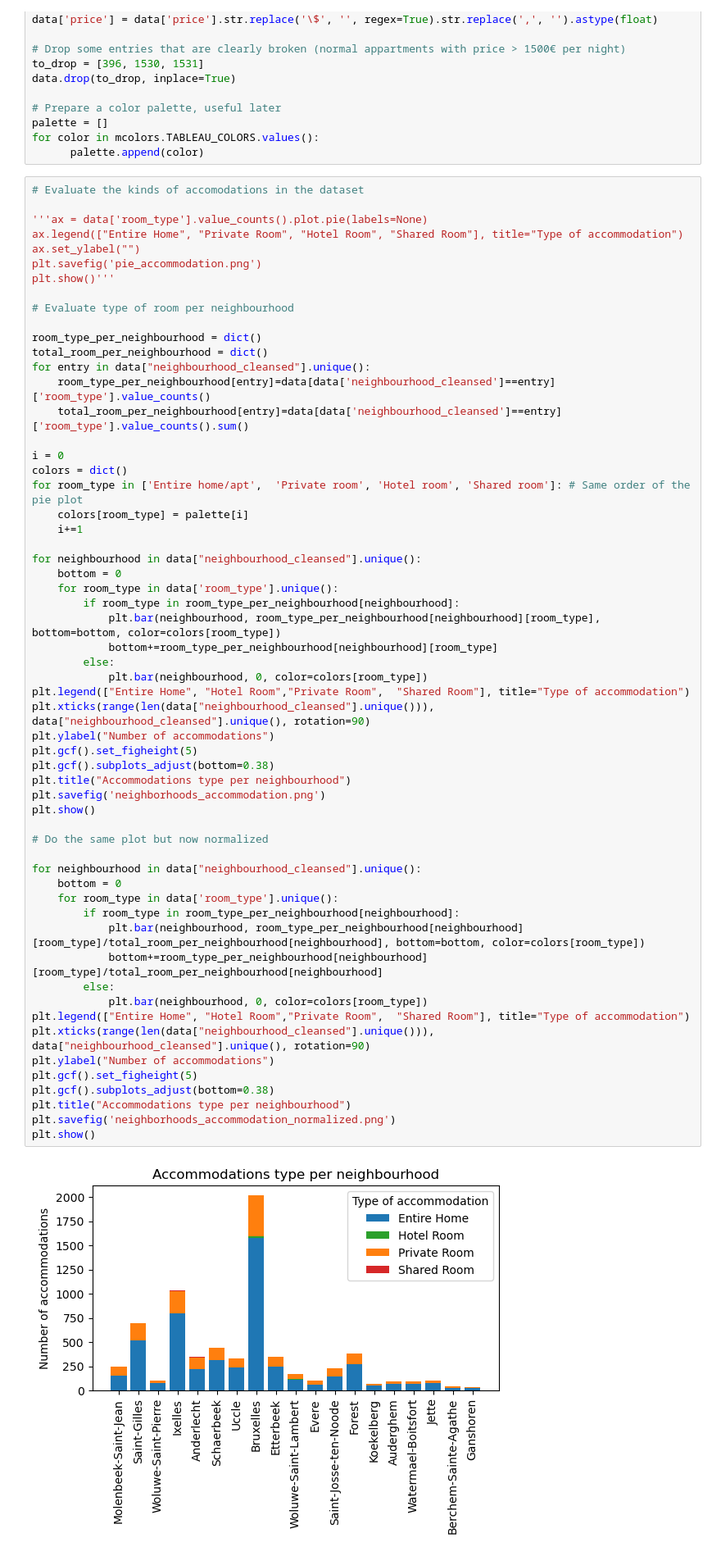
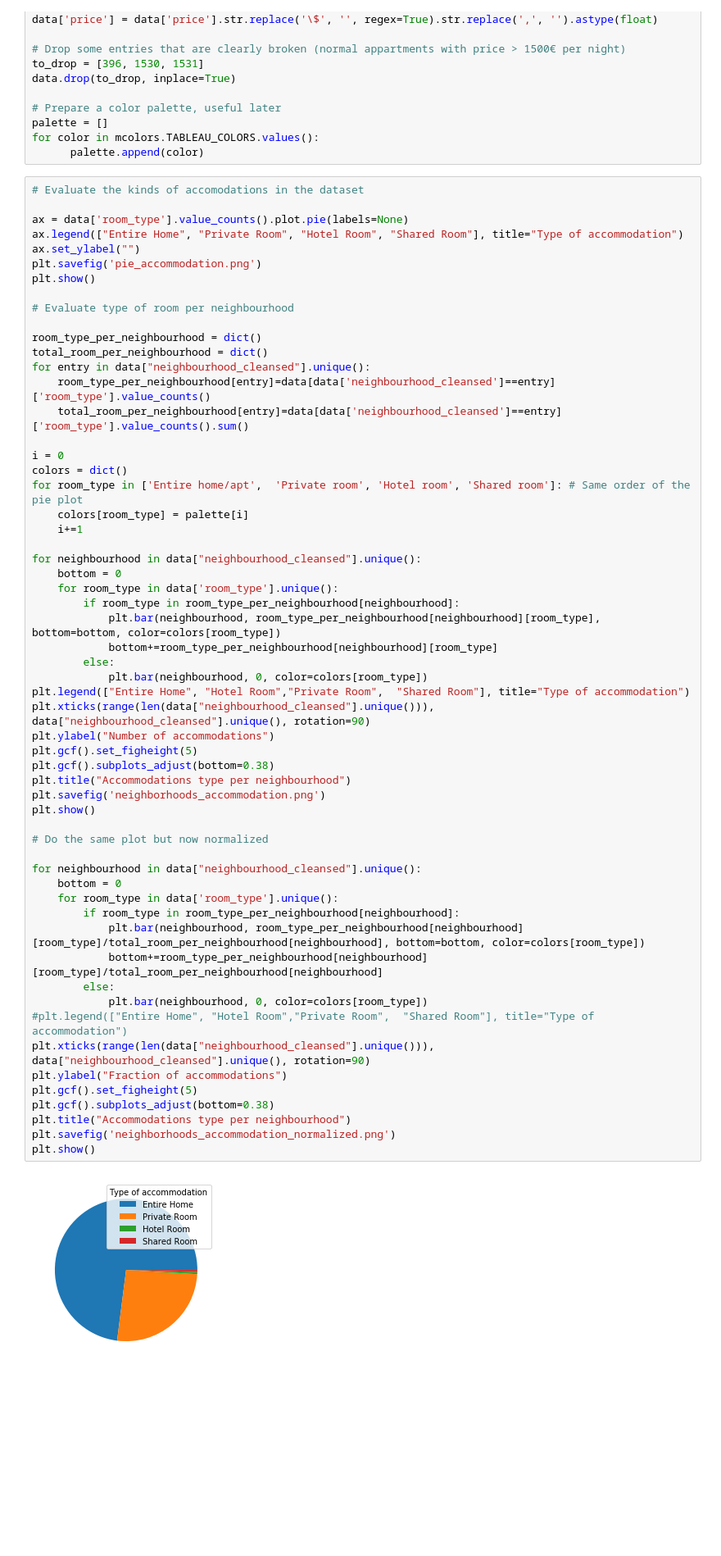
Before and after one commit to AlexLu94/MyDataAnalysisPortfolio, a Jupyter notebook: airbnb_in_brussels/analysis.ipynb, the cells around one changed output. Shown at 82% size. Cells and saved outputs as stored; diff of their text form; blank space fills up the shorter version.

```diff
--- a/airbnb_in_brussels/analysis.ipynb
+++ b/airbnb_in_brussels/analysis.ipynb
@@ -83,11 +111,11 @@ for color in mcolors.TABLEAU_COLORS.values():
 # %%
 # Evaluate the kinds of accomodations in the dataset
 
-'''ax = data['room_type'].value_counts().plot.pie(labels=None)
+ax = data['room_type'].value_counts().plot.pie(labels=None)
 ax.legend(["Entire Home", "Private Room", "Hotel Room", "Shared Room"], title="Type of accommodation")
 ax.set_ylabel("")
 plt.savefig('pie_accommodation.png')
-plt.show()'''
+plt.show()
 
 # Evaluate type of room per neighbourhood
 
@@ -110,33 +138,33 @@ for neighbourhood in data["neighbourhood_cleansed"].unique():
             plt.bar(neighbourhood, room_type_per_neighbourhood[neighbourhood][room_type], bottom=bottom, color=colors[room_type])
             bottom+=room_type_per_neighbourhood[neighbourhood][room_type]
         else:
             plt.bar(neighbourhood, 0, color=colors[room_type])
 plt.legend(["Entire Home", "Hotel Room","Private Room",  "Shared Room"], title="Type of accommodation")
 plt.xticks(range(len(data["neighbourhood_cleansed"].unique())), data["neighbourhood_cleansed"].unique(), rotation=90)
 plt.ylabel("Number of accommodations")
 plt.gcf().set_figheight(5)
 plt.gcf().subplots_adjust(bottom=0.38)
 plt.title("Accommodations type per neighbourhood")
 plt.savefig('neighborhoods_accommodation.png')
 plt.show()
 
 # Do the same plot but now normalized
 
 for neighbourhood in data["neighbourhood_cleansed"].unique():
     bottom = 0
     for room_type in data['room_type'].unique():
         if room_type in room_type_per_neighbourhood[neighbourhood]:
             plt.bar(neighbourhood, room_type_per_neighbourhood[neighbourhood][room_type]/total_room_per_neighbourhood[neighbourhood], bottom=bottom, color=colors[room_type])
             bottom+=room_type_per_neighbourhood[neighbourhood][room_type]/total_room_per_neighbourhood[neighbourhood]
         else:
             plt.bar(neighbourhood, 0, color=colors[room_type])
-plt.legend(["Entire Home", "Hotel Room","Private Room",  "Shared Room"], title="Type of accommodation")
+#plt.legend(["Entire Home", "Hotel Room","Private Room",  "Shared Room"], title="Type of accommodation")
 plt.xticks(range(len(data["neighbourhood_cleansed"].unique())), data["neighbourhood_cleansed"].unique(), rotation=90)
-plt.ylabel("Number of accommodations")
+plt.ylabel("Fraction of accommodations")
 plt.gcf().set_figheight(5)
 plt.gcf().subplots_adjust(bottom=0.38)
 plt.title("Accommodations type per neighbourhood")
 plt.savefig('neighborhoods_accommodation_normalized.png')
 plt.show()
 # %% [output]
-[figure, old version]
+[figure, new version]
```
Also changed, not shown: parts of 7 cells of this notebook, 9 other files.
